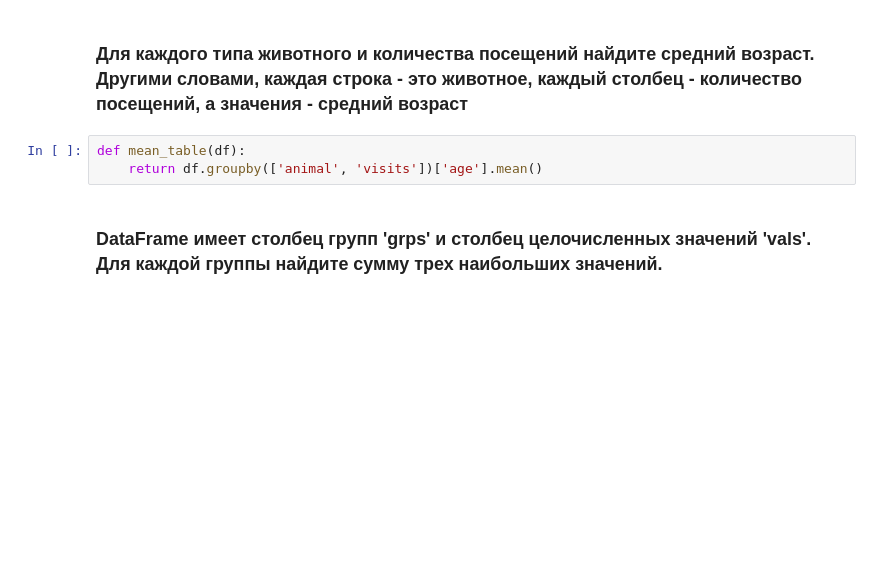
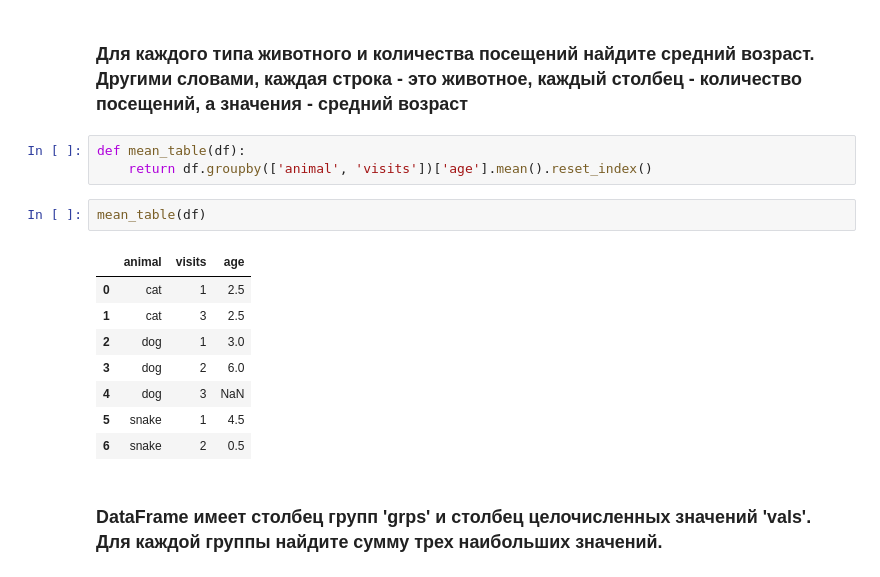
Before and after one commit to vvvvtrt/MLPractice, a Jupyter notebook: homework1/homework.ipynb, the cells around one changed output. Saved outputs shown, nothing was run; the diff lists cells and outputs as text; blank space fills up the shorter version.

```diff
--- a/homework1/homework.ipynb
+++ b/homework1/homework.ipynb
@@ -92,7 +92,18 @@ def cats(df):
 ### Для каждого типа животного и количества посещений найдите средний возраст. Другими словами, каждая строка - это животное, каждый столбец - количество посещений, а значения - средний возраст
 # %%
 def mean_table(df):
-    return df.groupby(['animal', 'visits'])['age'].mean()
+    return df.groupby(['animal', 'visits'])['age'].mean().reset_index()
+# %%
+mean_table(df)
+# %% [output]
+|  | animal | visits | age |
+| 0 | cat | 1 | 2.5 |
+| 1 | cat | 3 | 2.5 |
+| 2 | dog | 1 | 3.0 |
+| 3 | dog | 2 | 6.0 |
+| 4 | dog | 3 | NaN |
+| 5 | snake | 1 | 4.5 |
+| 6 | snake | 2 | 0.5 |
 # %% [markdown]
 ### DataFrame имеет столбец групп 'grps' и столбец целочисленных значений 'vals'. Для каждой группы найдите сумму трех наибольших значений.
 # %%
```
Also changed, not shown: parts of 1 cell of this notebook.
